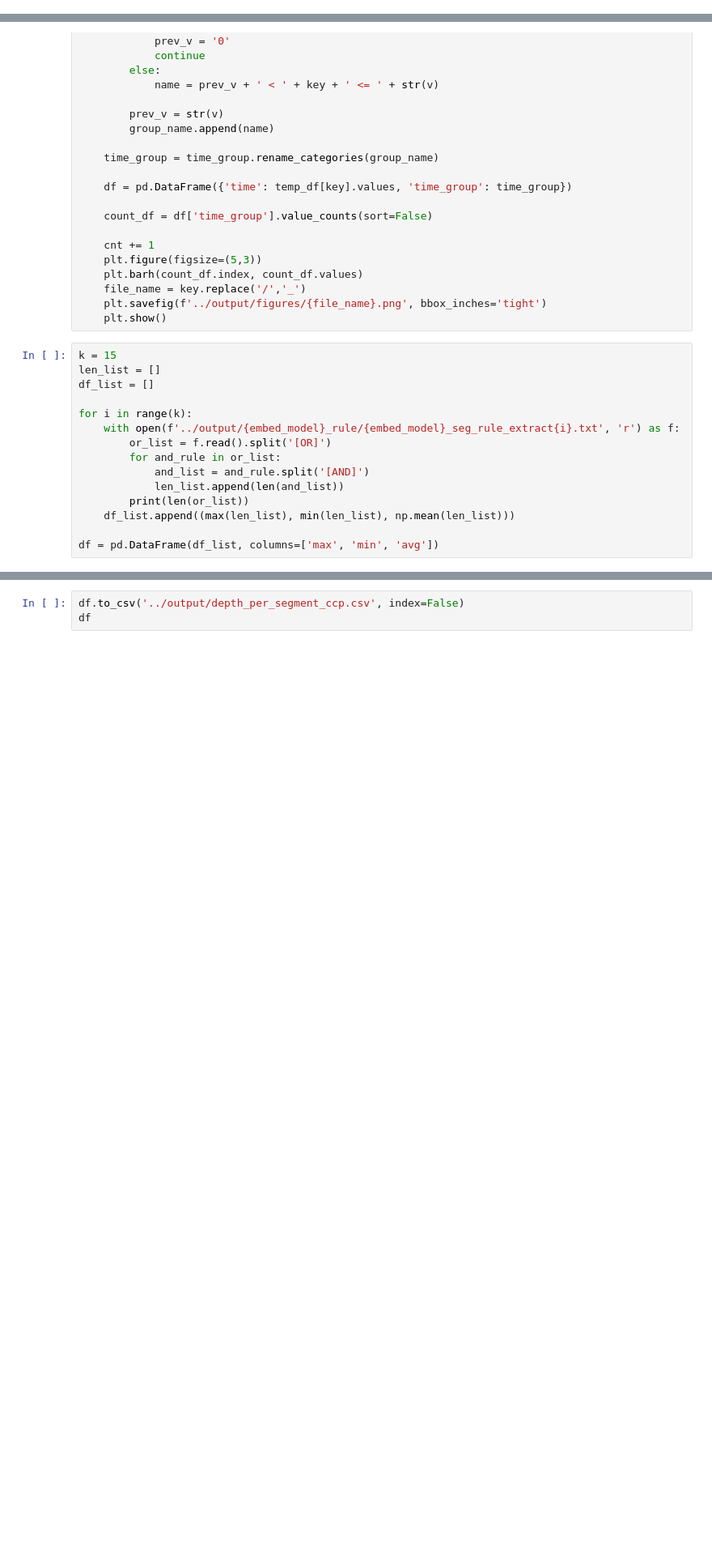
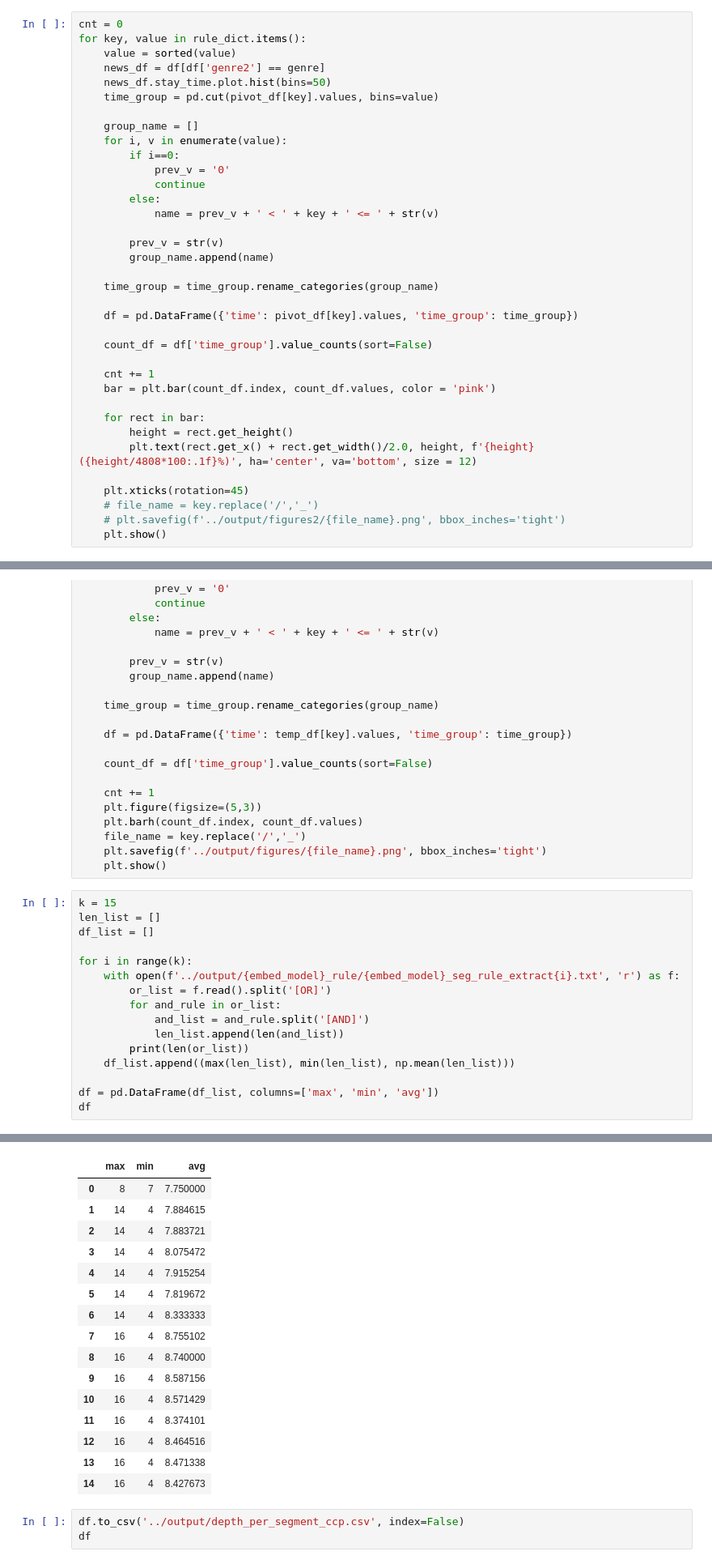
Before and after one commit to ParkByungYoon/kobaco, a Jupyter notebook: notebooks/rule_statistics.ipynb, the cells around one changed output, grey strips where cells are left out. Shown: that part at 81% size. Drawn from its saved outputs; the diff is of its cells as text; blank space fills up the shorter version.

```diff
--- a/notebooks/rule_statistics.ipynb
+++ b/notebooks/rule_statistics.ipynb
@@ -94,3 +109,39 @@ for key, value in rule_dict.items():
+# %%
+cnt = 0
+for key, value in rule_dict.items():
+    value = sorted(value)
+    news_df = df[df['genre2'] == genre]
+    news_df.stay_time.plot.hist(bins=50)
+    time_group = pd.cut(pivot_df[key].values, bins=value)
+
+    group_name = []
+    for i, v in enumerate(value):
+        if i==0:
+            prev_v = '0'
+            continue
+        else:
+            name = prev_v + ' < ' + key + ' <= ' + str(v)
+
+        prev_v = str(v)
+        group_name.append(name)
+
+    time_group = time_group.rename_categories(group_name)
+
+    df = pd.DataFrame({'time': pivot_df[key].values, 'time_group': time_group})
+
+    count_df = df['time_group'].value_counts(sort=False)
+
+    cnt += 1
+    bar = plt.bar(count_df.index, count_df.values, color = 'pink')
+
+    for rect in bar:
+        height = rect.get_height()
+        plt.text(rect.get_x() + rect.get_width()/2.0, height, f'{height} ({height/4808*100:.1f}%)', ha='center', va='bottom', size = 12)
+
+    plt.xticks(rotation=45)
+    # file_name = key.replace('/','_')
+    # plt.savefig(f'../output/figures2/{file_name}.png', bbox_inches='tight')
+    plt.show()
 # %%
 cnt = 0
 for key, value in rule_dict.items():
@@ -137,4 +188,5 @@ for i in range(k):
     df_list.append((max(len_list), min(len_list), np.mean(len_list)))
 
 df = pd.DataFrame(df_list, columns=['max', 'min', 'avg'])
+df
 # %% [output]
@@ -156,3 +208,19 @@ df = pd.DataFrame(df_list, columns=['max', 'min', 'avg'])
+|  | max | min | avg |
+| 0 | 8 | 7 | 7.750000 |
+| 1 | 14 | 4 | 7.884615 |
+| 2 | 14 | 4 | 7.883721 |
+| 3 | 14 | 4 | 8.075472 |
+| 4 | 14 | 4 | 7.915254 |
+| 5 | 14 | 4 | 7.819672 |
+| 6 | 14 | 4 | 8.333333 |
+| 7 | 16 | 4 | 8.755102 |
+| 8 | 16 | 4 | 8.740000 |
+| 9 | 16 | 4 | 8.587156 |
+| 10 | 16 | 4 | 8.571429 |
+| 11 | 16 | 4 | 8.374101 |
+| 12 | 16 | 4 | 8.464516 |
+| 13 | 16 | 4 | 8.471338 |
+| 14 | 16 | 4 | 8.427673 |
 # %%
 df.to_csv('../output/depth_per_segment_ccp.csv', index=False)
 df
```
Also changed, not shown: parts of 3 cells of this notebook, 8 other files.
